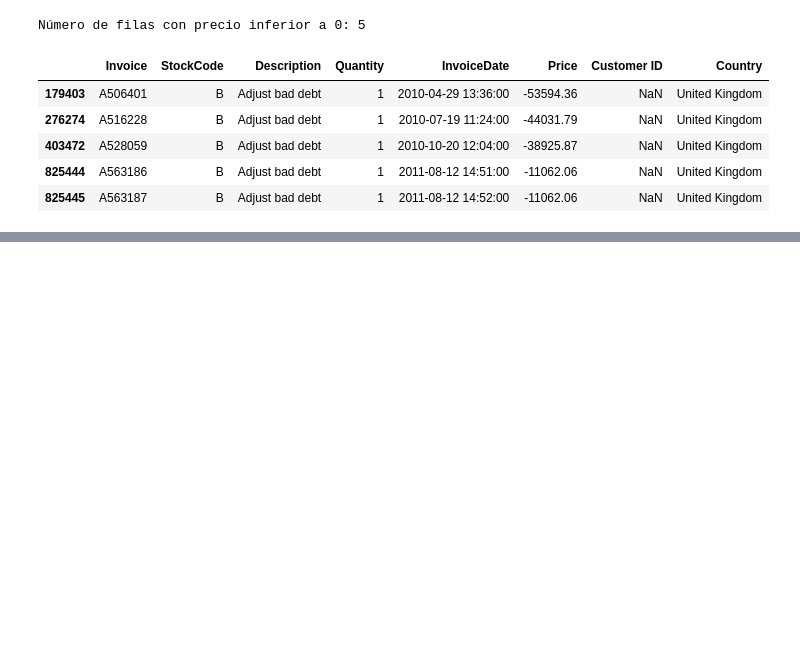
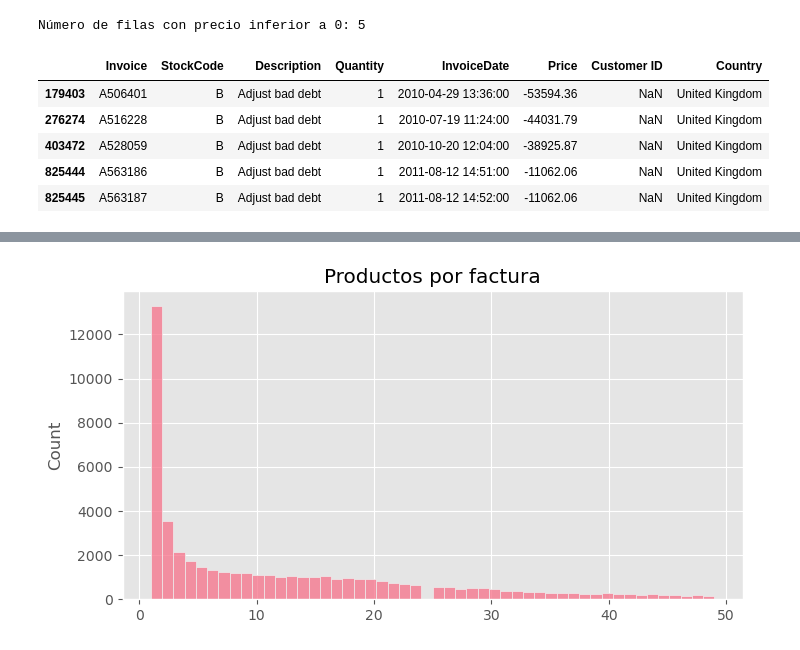
Before and after one commit to OscarFdz24/Proyecto_ML_Clientes_Oscar_Fernandez, a Jupyter notebook: EDA/Data_01_Exploration.ipynb, the cells around one changed output, grey strips where cells are left out. Saved outputs shown, nothing was run; the diff lists cells and outputs as text; code cells hidden in the pictures; blank space fills up the shorter version.

```diff
--- a/EDA/Data_01_Exploration.ipynb
+++ b/EDA/Data_01_Exploration.ipynb
@@ -294,0 +469,9 @@ Al ser pocas decido eliminarlas, ya que no marcan que sean una cancelacion o una
+# %%
+basket_size = df.groupby("Invoice").size()
+
+plt.figure(figsize=(8,4))
+sns.histplot(basket_size[basket_size < 50], bins=50)
+plt.title("Productos por factura")
+plt.show()
+# %% [output]
+[figure, added]
```
Also changed, not shown: parts of 20 cells of this notebook.
